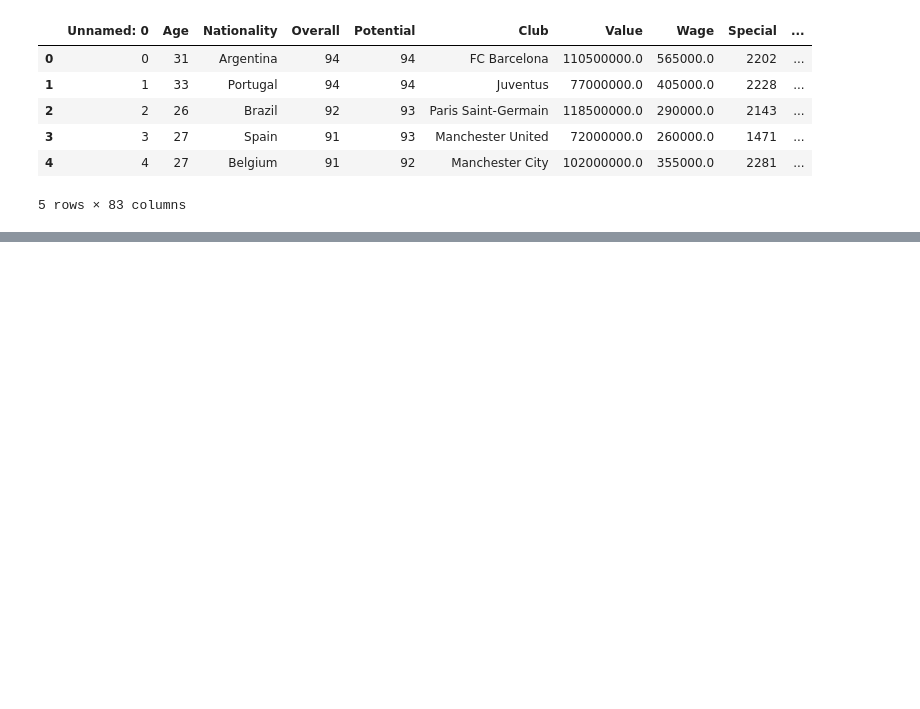
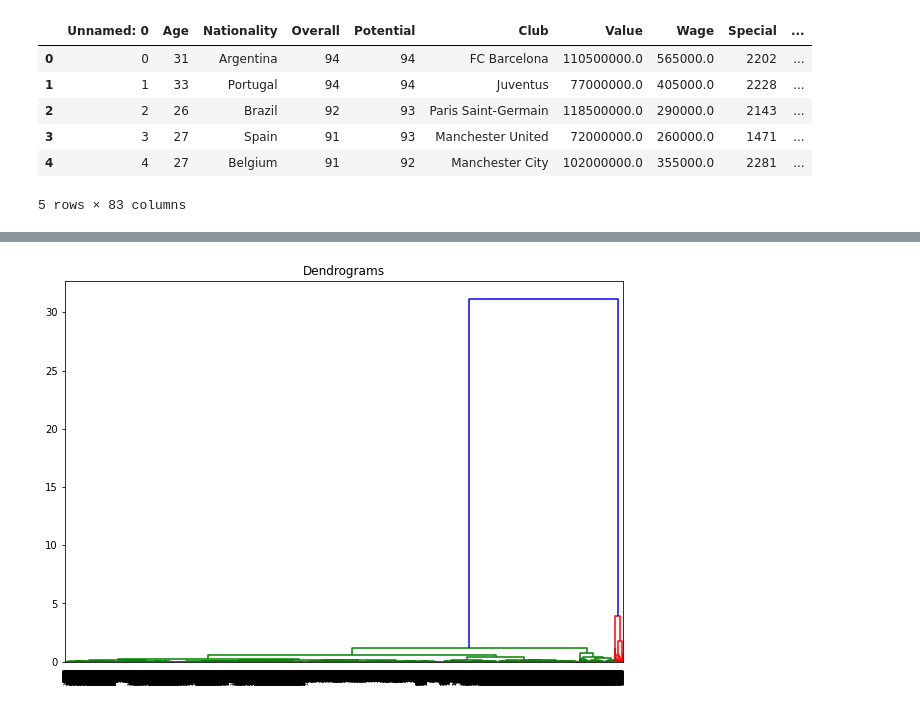
Before and after one commit to bachinaram/DataAnalytics1, a Jupyter notebook: DA1_assignment1q2.ipynb, the cells around one changed output, grey strips where cells are left out. Saved outputs shown, nothing was run; the diff lists cells and outputs as text; code cells hidden in the pictures; blank space fills up the shorter version.

```diff
--- a/DA1_assignment1q2.ipynb
+++ b/DA1_assignment1q2.ipynb
@@ -5,7 +5,7 @@ import matplotlib.pyplot as plt
 import seaborn as sns
 import numpy as np
 import pandas as pd
-football_df = pd.read_csv("/football_data.csv")
+football_df = pd.read_csv("/content/sample_data/football_data.csv")
 football_df.head()
 # %% [output]
 |  | Unnamed: 0 | ID | Name | Age | Photo | Nationality | Flag | Overall | Potential | Club | ... |
@@ -438,0 +459,3 @@ football_df1.head()
+# %%
+#football_df1.info()
+football_df2 =  football_df1[['Age', 'Overall', 'Potential','Value','Wage','Special','International Reputation','Weak Foot','Skill Moves','Jersey Number','Height','Weight','LS','ST','RS','LW','LF','CF','RF','RW','LAM','CAM','RAM','LM','LCM','CM',	'RCM','RM','LWB','LDM','CDM','RDM','RWB','LB','LCB','CB','RCB','RB','Crossing','Finishing','HeadingAccuracy','ShortPassing','Volleys','Dribbling', 'Curve', 'FKAccuracy' ,'LongPassing', 'BallControl', 'Acceleration', 'SprintSpeed', 'Agility', 'Reactions', 'Balance', 'ShotPower', 'Jumping', 'Stamina', 'Strength', 'LongShots', 'Aggression', 'Interceptions','Positioning', 'Vision', 'Penalties', 'Composure', 'Marking', 'StandingTackle', 'SlidingTackle', 'GKDiving', 'GKHandling' ,'GKKicking', 'GKPositioning', 'GKReflexes']]
@@ -438,0 +471,3 @@ football_df1.head()
+# %%
+# replcing NAn with 0
+football_df2 = football_df2.fillna(0)
@@ -438,0 +483,5 @@ football_df1.head()
+# %%
+from sklearn.preprocessing import normalize
+data_scaled = normalize(football_df2)
+data_scaled = pd.DataFrame(data_scaled, columns=football_df2.columns)
+data_scaled.head()
@@ -438,0 +495,7 @@ football_df1.head()
+# %%
+import scipy.cluster.hierarchy as shc
+plt.figure(figsize=(10, 7))
+plt.title("Dendrograms")
+dend = shc.dendrogram(shc.linkage(data_scaled, method='ward'))
+# %% [output]
+[figure, added]
```
Also changed, not shown: parts of 11 cells of this notebook.
